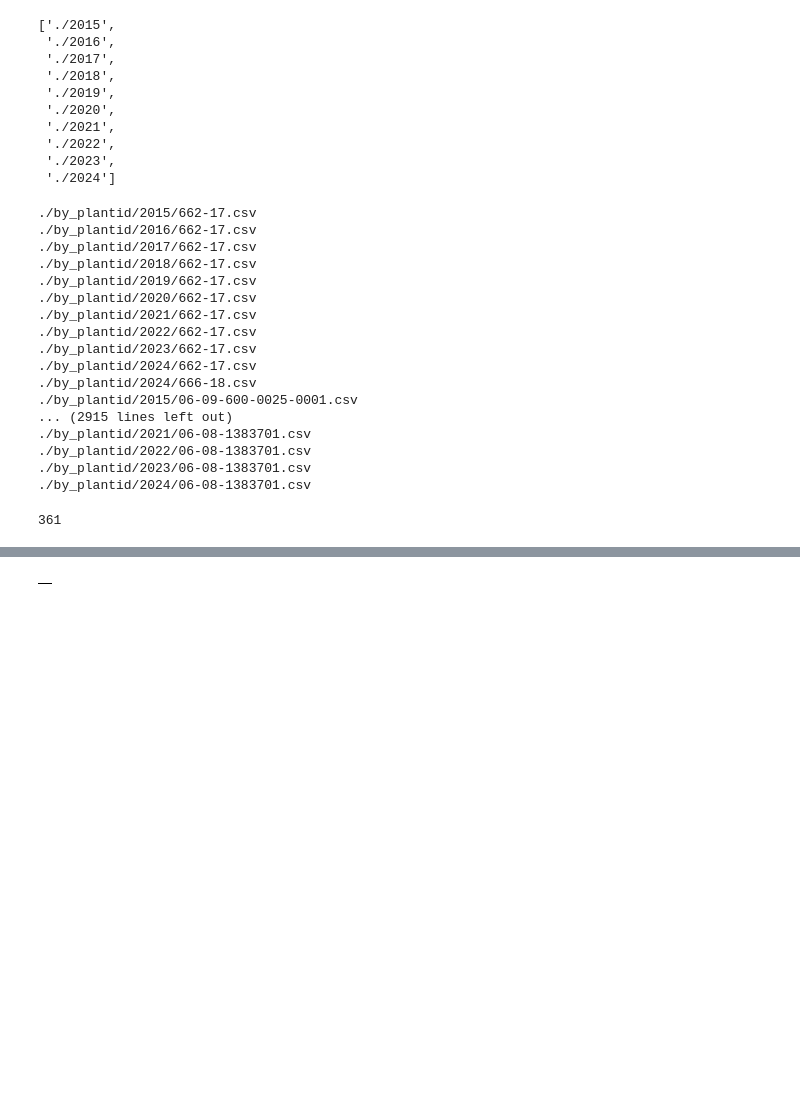
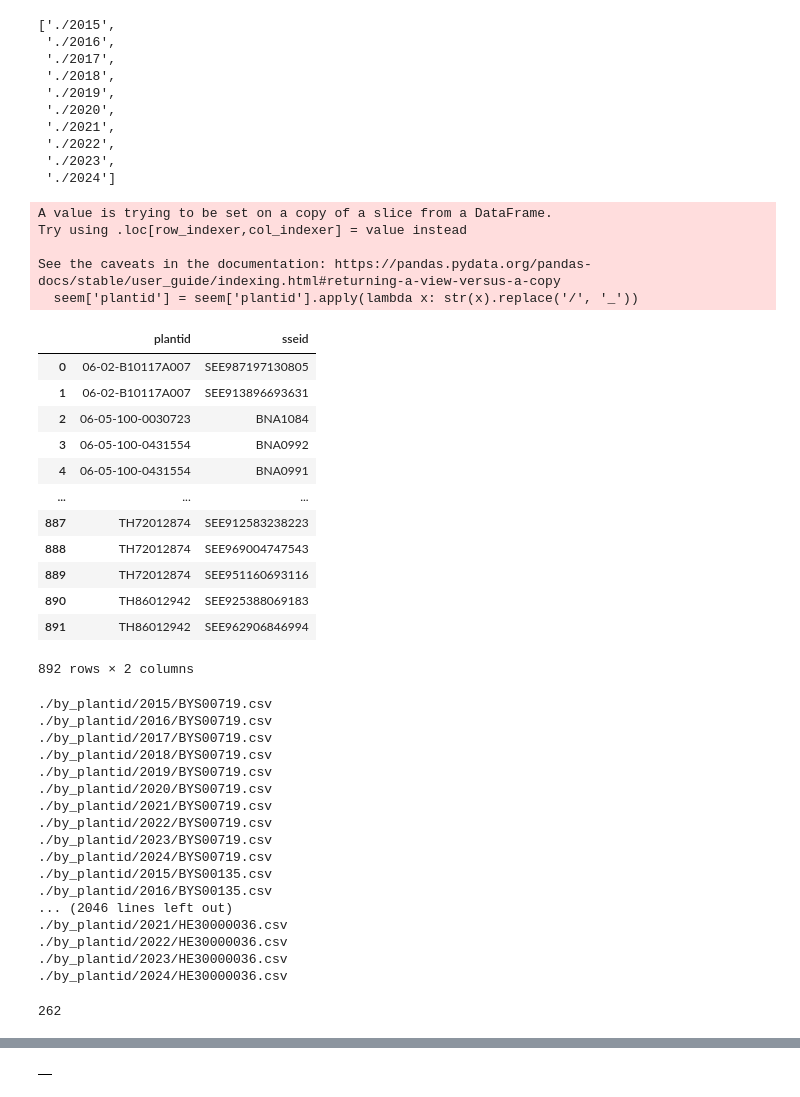
Before and after one commit to sidietz/plantwatch-data, a Jupyter notebook: production/squash_production.ipynb, the cells around one changed output, grey strips where cells are left out. Drawn from its saved outputs; the diff is of its cells as text; code cells hidden in the pictures; blank space fills up the shorter version.

```diff
--- a/production/squash_production.ipynb
+++ b/production/squash_production.ipynb
@@ -32,11 +32,38 @@ FOLDERS
 # %%
 #bpm = pd.read_csv("../basic/block_plant_mapper.csv")
 #bpm['plantid'] = bpm['plantid'].apply(lambda x: str(x).replace('/', '_'))
-ssem = pd.read_csv("../basic/plant_sse_mapper.csv")
-ssem['plantid'] = ssem['plantid'].apply(lambda x: str(x).replace('/', '_'))
-plantslist = list(set(ssem['plantid'].to_list()))
+#ssem = pd.read_csv("../basic/plant_sse_mapper.csv")
+#ssem['plantid'] = ssem['plantid'].apply(lambda x: str(x).replace('/', '_'))
+
+raw_sse = pd.read_csv("../basic/inspire_prtr_mapper.csv")
+see = raw_sse.rename(columns={"InspireID_Betrieb": "plantid"})
+seem = see[['plantid', 'sseid']]
+#bpm['plantid'] = bpm['plantid'].apply(lambda x: str(x).replace('/', '_'))
+seem['plantid'] = seem['plantid'].apply(lambda x: str(x).replace('/', '_'))
+
+plantslist = list(set(seem['plantid'].to_list()))
+# %% [output]
+A value is trying to be set on a copy of a slice from a DataFrame.
+Try using .loc[row_indexer,col_indexer] = value instead
+
+See the caveats in the documentation: https://pandas.pydata.org/pandas-docs/stable/user_guide/indexing.html#returning-a-view-versus-a-copy
+  seem['plantid'] = seem['plantid'].apply(lambda x: str(x).replace('/', '_'))
 # %%
-#plantslist
+seem
+# %% [output]
+|  | plantid | sseid |
+| 0 | 06-02-B10117A007 | SEE987197130805 |
+| 1 | 06-02-B10117A007 | SEE913896693631 |
+| 2 | 06-05-100-0030723 | BNA1084 |
+| 3 | 06-05-100-0431554 | BNA0992 |
+| 4 | 06-05-100-0431554 | BNA0991 |
+| ... | ... | ... |
+| 887 | TH72012874 | SEE912583238223 |
+| 888 | TH72012874 | SEE969004747543 |
+| 889 | TH72012874 | SEE951160693116 |
+| 890 | TH86012942 | SEE925388069183 |
+| 891 | TH86012942 | SEE962906846994 |
+892 rows × 2 columns
 # %%
 #plantslist
 # %%
@@ -71,27 +98,27 @@ def squash_production(plantslist):
 # %%
 a = squash_production(plantslist)
 # %% [output]
-./by_plantid/2015/662-17.csv
-./by_plantid/2016/662-17.csv
-./by_plantid/2017/662-17.csv
-./by_plantid/2018/662-17.csv
-./by_plantid/2019/662-17.csv
-./by_plantid/2020/662-17.csv
-./by_plantid/2021/662-17.csv
-./by_plantid/2022/662-17.csv
-./by_plantid/2023/662-17.csv
-./by_plantid/2024/662-17.csv
-./by_plantid/2024/666-18.csv
-./by_plantid/2015/06-09-600-0025-0001.csv
-... (2915 lines left out)
-./by_plantid/2021/06-08-1383701.csv
-./by_plantid/2022/06-08-1383701.csv
-./by_plantid/2023/06-08-1383701.csv
-./by_plantid/2024/06-08-1383701.csv
+./by_plantid/2015/BYS00719.csv
+./by_plantid/2016/BYS00719.csv
+./by_plantid/2017/BYS00719.csv
+./by_plantid/2018/BYS00719.csv
+./by_plantid/2019/BYS00719.csv
+./by_plantid/2020/BYS00719.csv
+./by_plantid/2021/BYS00719.csv
+./by_plantid/2022/BYS00719.csv
+./by_plantid/2023/BYS00719.csv
+./by_plantid/2024/BYS00719.csv
+./by_plantid/2015/BYS00135.csv
+./by_plantid/2016/BYS00135.csv
+... (2046 lines left out)
+./by_plantid/2021/HE30000036.csv
+./by_plantid/2022/HE30000036.csv
+./by_plantid/2023/HE30000036.csv
+./by_plantid/2024/HE30000036.csv
 # %%
 len(plantslist)
 # %% [output]
-361
+262
 # %%
 len(a)
 # %% [output]
```
Also changed, not shown: parts of 3 cells of this notebook, 7 other files.
